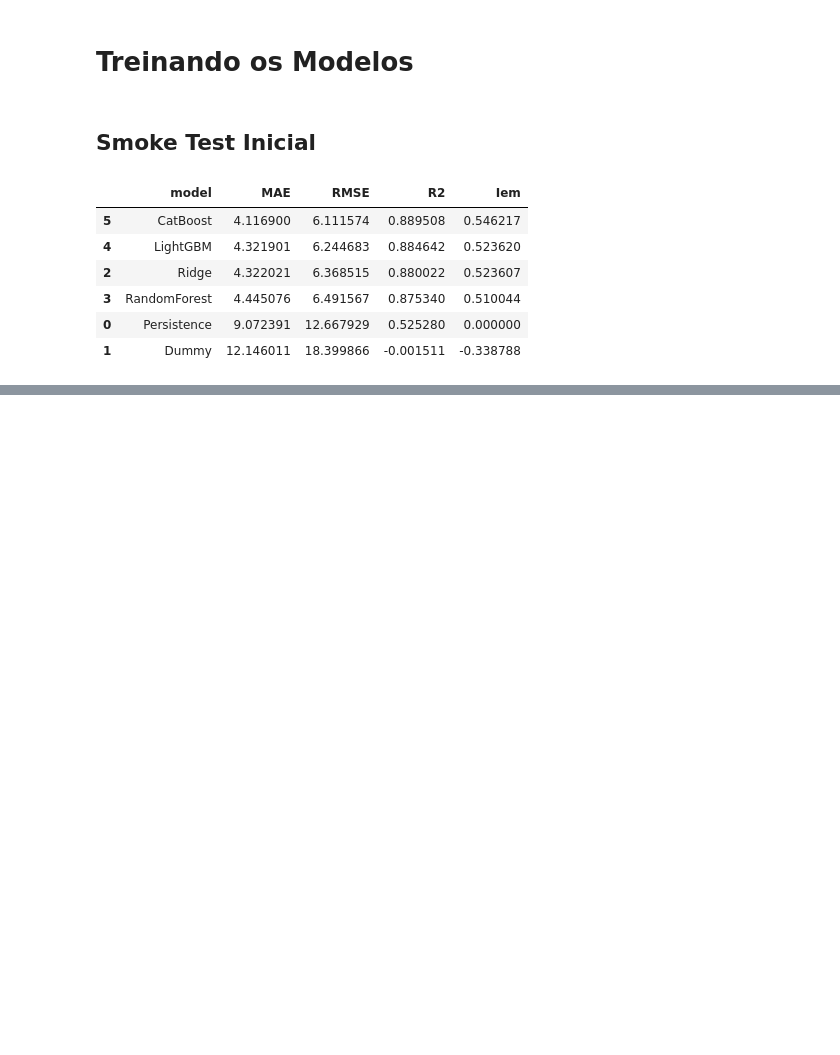
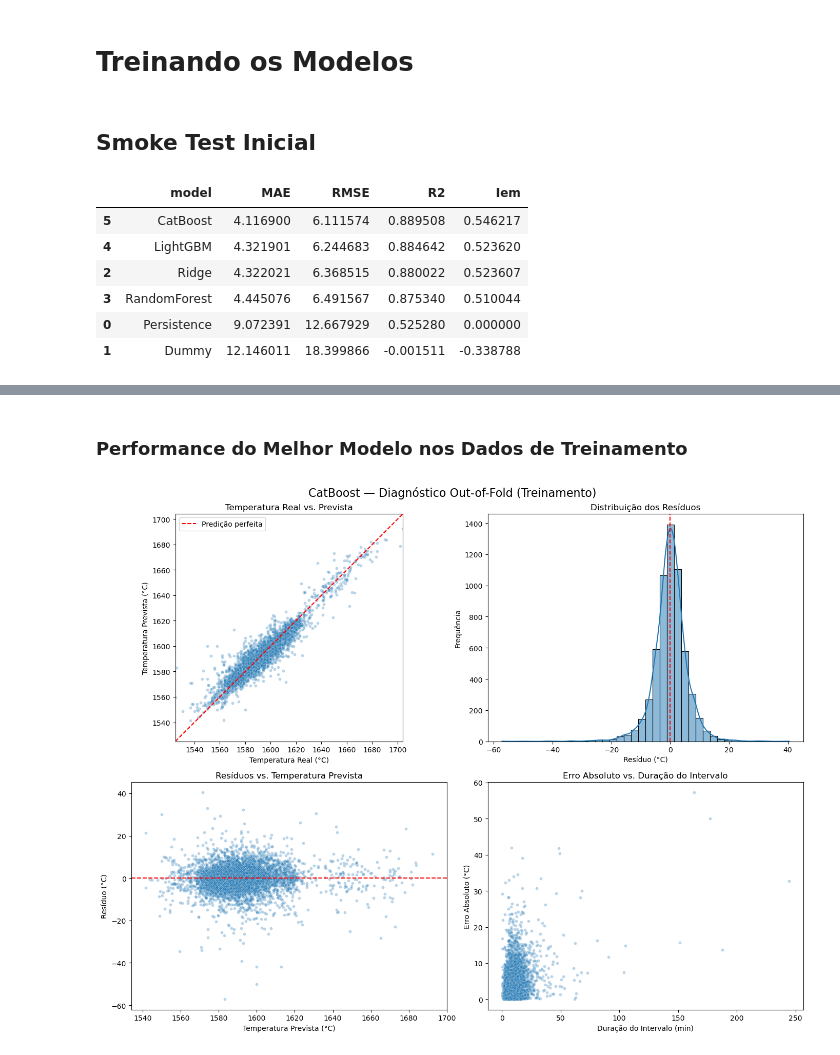
Before and after one commit to danendless/TT-Sprint17-FINAL-PROJECT, a Jupyter notebook: notebooks/steelproof_notebook_code.ipynb, the cells around one changed output, grey strips where cells are left out. Cells and saved outputs as stored; diff of their text form; code cells hidden in the pictures; blank space fills up the shorter version.

```diff
--- a/notebooks/steelproof_notebook_code.ipynb
+++ b/notebooks/steelproof_notebook_code.ipynb
@@ -2022,0 +2225,31 @@ Tempo total: 52.3 segundos
+# %% [markdown]
+### Performance do Melhor Modelo nos Dados de Treinamento
+# %%
+# Selecionando o Melhor Modelo
+best_model = searches['CatBoost'].best_estimator_
+# %%
+# Definindo as predições do melhor modelo nos dados com Validação Cruzada
+
+best_model_cv_predictions = cross_val_predict(
+    estimator = best_model,
+    X=features_train,
+    y=target_train,
+    groups=groups_train,
+    cv=cv,
+    n_jobs=1
+)
+# %%
+
+# Construindo resultados do melhor modelo usando nossa função
+cv_diagnostics = build_diagnostics(
+    features_train,
+    target_train,
+    best_model_cv_predictions
+)
+# %%
+plot_model_diagnostics(
+    cv_diagnostics,
+    'CatBoost — Diagnóstico Out-of-Fold (Treinamento)'
+)
+# %% [output]
+[figure, added]
```
Also changed, not shown: parts of 45 cells of this notebook.
